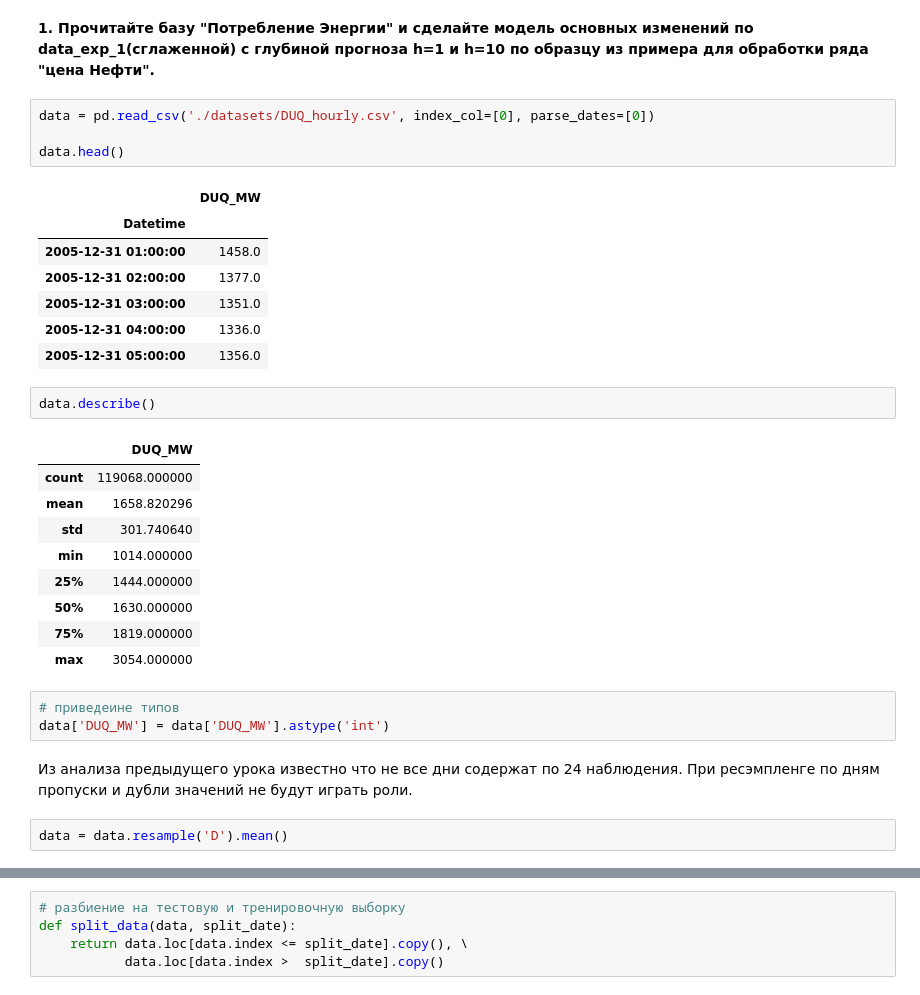
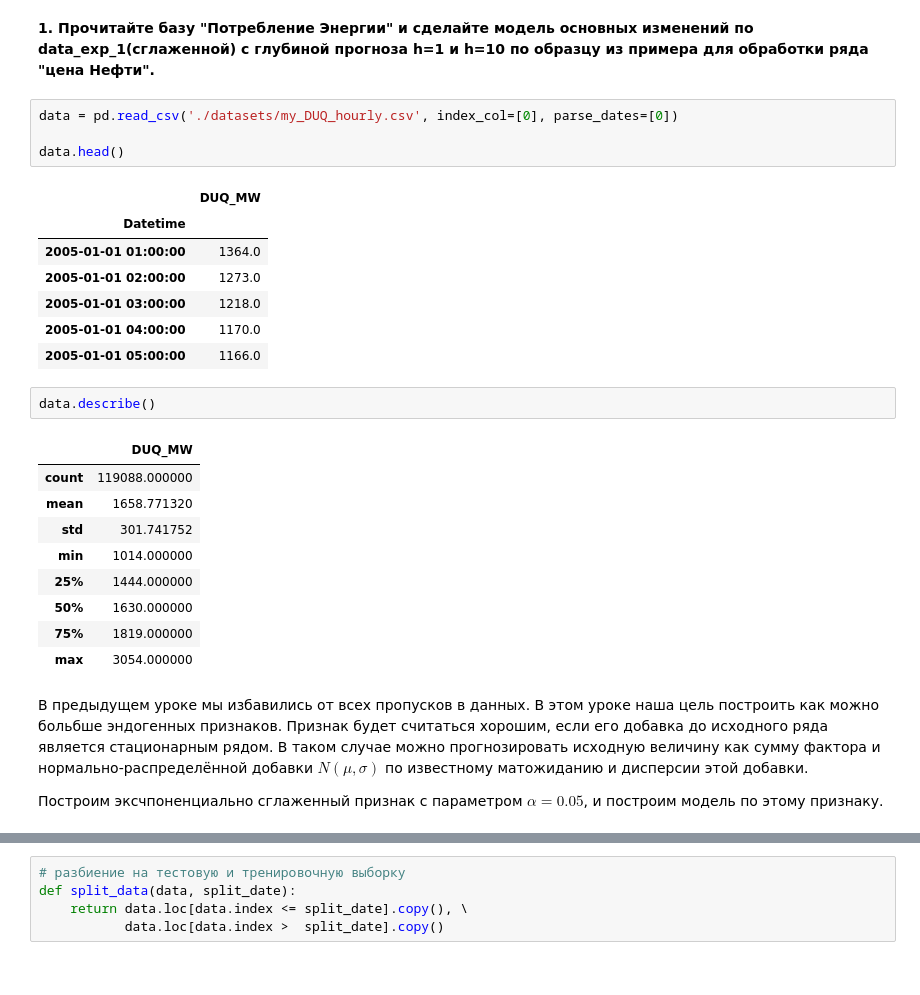
Before and after one commit to dimireme/gb_ml_at_bisines, a Jupyter notebook: lesson_2.ipynb, the cells around one changed output, grey strips where cells are left out. Drawn from its saved outputs; the diff is of its cells as text.

```diff
--- a/lesson_2.ipynb
+++ b/lesson_2.ipynb
@@ -23,33 +25,30 @@ h - горизонт прогноза, на сколько измерений в
 # %% [markdown]
 **1. Прочитайте базу "Потребление Энергии" и сделайте модель основных изменений по data_exp_1(сглаженной) с глубиной прогноза h=1 и h=10 по образцу из примера для обработки ряда "цена Нефти".**
 # %%
-data = pd.read_csv('./datasets/DUQ_hourly.csv', index_col=[0], parse_dates=[0])
+data = pd.read_csv('./datasets/my_DUQ_hourly.csv', index_col=[0], parse_dates=[0])
 
 data.head()
 # %% [output]
 |  | DUQ_MW |
 | Datetime |  |
-| 2005-12-31 01:00:00 | 1458.0 |
-| 2005-12-31 02:00:00 | 1377.0 |
-| 2005-12-31 03:00:00 | 1351.0 |
-| 2005-12-31 04:00:00 | 1336.0 |
-| 2005-12-31 05:00:00 | 1356.0 |
+| 2005-01-01 01:00:00 | 1364.0 |
+| 2005-01-01 02:00:00 | 1273.0 |
+| 2005-01-01 03:00:00 | 1218.0 |
+| 2005-01-01 04:00:00 | 1170.0 |
+| 2005-01-01 05:00:00 | 1166.0 |
 # %%
 data.describe()
 # %% [output]
 |  | DUQ_MW |
-| count | 119068.000000 |
-| mean | 1658.820296 |
-| std | 301.740640 |
+| count | 119088.000000 |
+| mean | 1658.771320 |
+| std | 301.741752 |
 | min | 1014.000000 |
 | 25% | 1444.000000 |
 | 50% | 1630.000000 |
 | 75% | 1819.000000 |
 | max | 3054.000000 |
-# %%
-# приведеине типов
-data['DUQ_MW'] = data['DUQ_MW'].astype('int')
-# %% [markdown]
-Из анализа предыдущего урока известно что не все дни содержат по 24 наблюдения. При ресэмпленге по дням пропуски и дубли значений не будут играть роли.
-# %%
-data = data.resample('D').mean()
+# %% [markdown]
+В предыдущем уроке мы избавились от всех пропусков в данных. В этом уроке наша цель построить как можно больбше эндогенных признаков. Признак будет считаться хорошим, если его добавка до исходного ряда является стационарным рядом. В таком случае можно прогнозировать исходную величину как сумму фактора и нормально-распределённой добавки $N(\mu, \sigma)$ по известному матожиданию и дисперсии этой добавки.
+
+Построим эксчпоненциально сглаженный признак с параметром $\alpha = 0.05$, и построим модель по этому признаку.
```
Also changed, not shown: parts of 41 cells of this notebook, 1 other file.
